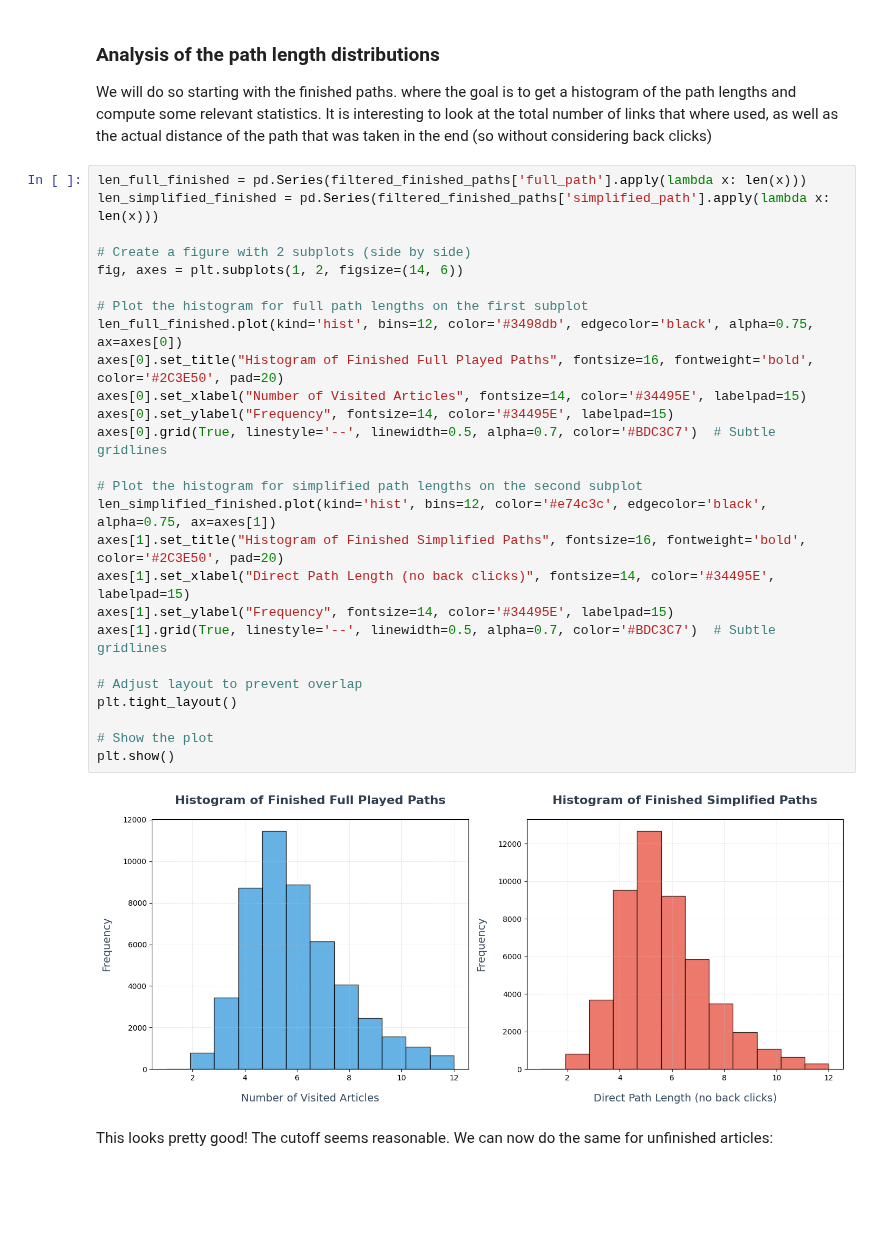
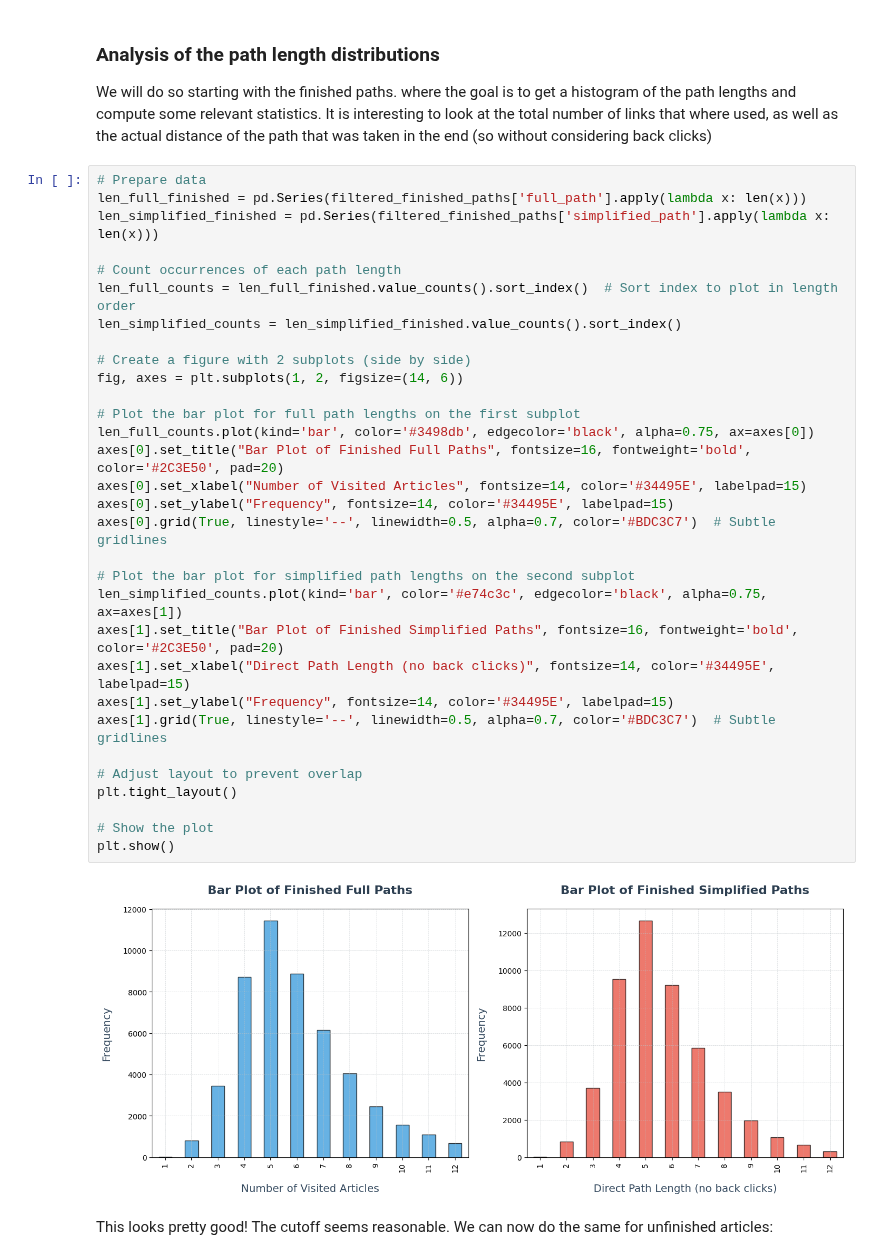
Before and after one commit to epfl-ada/ada-2024-project-adaholiks, a Jupyter notebook: statistical_analysis.ipynb, the cells around one changed output. Cells and saved outputs as stored; diff of their text form; blank space fills up the shorter version.

```diff
--- a/statistical_analysis.ipynb
+++ b/statistical_analysis.ipynb
@@ -217,33 +217,38 @@ A total of 9882 paths were removed, which represents 39.727% of the original dat
 We will do so starting with the finished paths. where the goal is to get a histogram of the path lengths and compute some relevant statistics.
 It is interesting to look at the total number of links that where used, as well as the actual distance of the path that was taken in the end (so without considering back clicks)
 # %%
+# Prepare data
 len_full_finished = pd.Series(filtered_finished_paths['full_path'].apply(lambda x: len(x)))
 len_simplified_finished = pd.Series(filtered_finished_paths['simplified_path'].apply(lambda x: len(x)))
+
+# Count occurrences of each path length
+len_full_counts = len_full_finished.value_counts().sort_index()  # Sort index to plot in length order
+len_simplified_counts = len_simplified_finished.value_counts().sort_index()
 
 # Create a figure with 2 subplots (side by side)
 fig, axes = plt.subplots(1, 2, figsize=(14, 6))
 
-# Plot the histogram for full path lengths on the first subplot
-len_full_finished.plot(kind='hist', bins=12, color='#3498db', edgecolor='black', alpha=0.75, ax=axes[0])
-axes[0].set_title("Histogram of Finished Full Played Paths", fontsize=16, fontweight='bold', color='#2C3E50', pad=20)
+# Plot the bar plot for full path lengths on the first subplot
+len_full_counts.plot(kind='bar', color='#3498db', edgecolor='black', alpha=0.75, ax=axes[0])
+axes[0].set_title("Bar Plot of Finished Full Paths", fontsize=16, fontweight='bold', color='#2C3E50', pad=20)
 axes[0].set_xlabel("Number of Visited Articles", fontsize=14, color='#34495E', labelpad=15)
 axes[0].set_ylabel("Frequency", fontsize=14, color='#34495E', labelpad=15)
 axes[0].grid(True, linestyle='--', linewidth=0.5, alpha=0.7, color='#BDC3C7')  # Subtle gridlines
 
-# Plot the histogram for simplified path lengths on the second subplot
-len_simplified_finished.plot(kind='hist', bins=12, color='#e74c3c', edgecolor='black', alpha=0.75, ax=axes[1])
-axes[1].set_title("Histogram of Finished Simplified Paths", fontsize=16, fontweight='bold', color='#2C3E50', pad=20)
+# Plot the bar plot for simplified path lengths on the second subplot
+len_simplified_counts.plot(kind='bar', color='#e74c3c', edgecolor='black', alpha=0.75, ax=axes[1])
+axes[1].set_title("Bar Plot of Finished Simplified Paths", fontsize=16, fontweight='bold', color='#2C3E50', pad=20)
 axes[1].set_xlabel("Direct Path Length (no back clicks)", fontsize=14, color='#34495E', labelpad=15)
 axes[1].set_ylabel("Frequency", fontsize=14, color='#34495E', labelpad=15)
 axes[1].grid(True, linestyle='--', linewidth=0.5, alpha=0.7, color='#BDC3C7')  # Subtle gridlines
 
 # Adjust layout to prevent overlap
 plt.tight_layout()
 
 # Show the plot
 plt.show()
 # %% [output]
-[figure, old version]
+[figure, new version]
 # %% [markdown]
 This looks pretty good! The cutoff seems reasonable.
 We can now do the same for unfinished articles:
```
Also changed, not shown: parts of 3 cells of this notebook.
